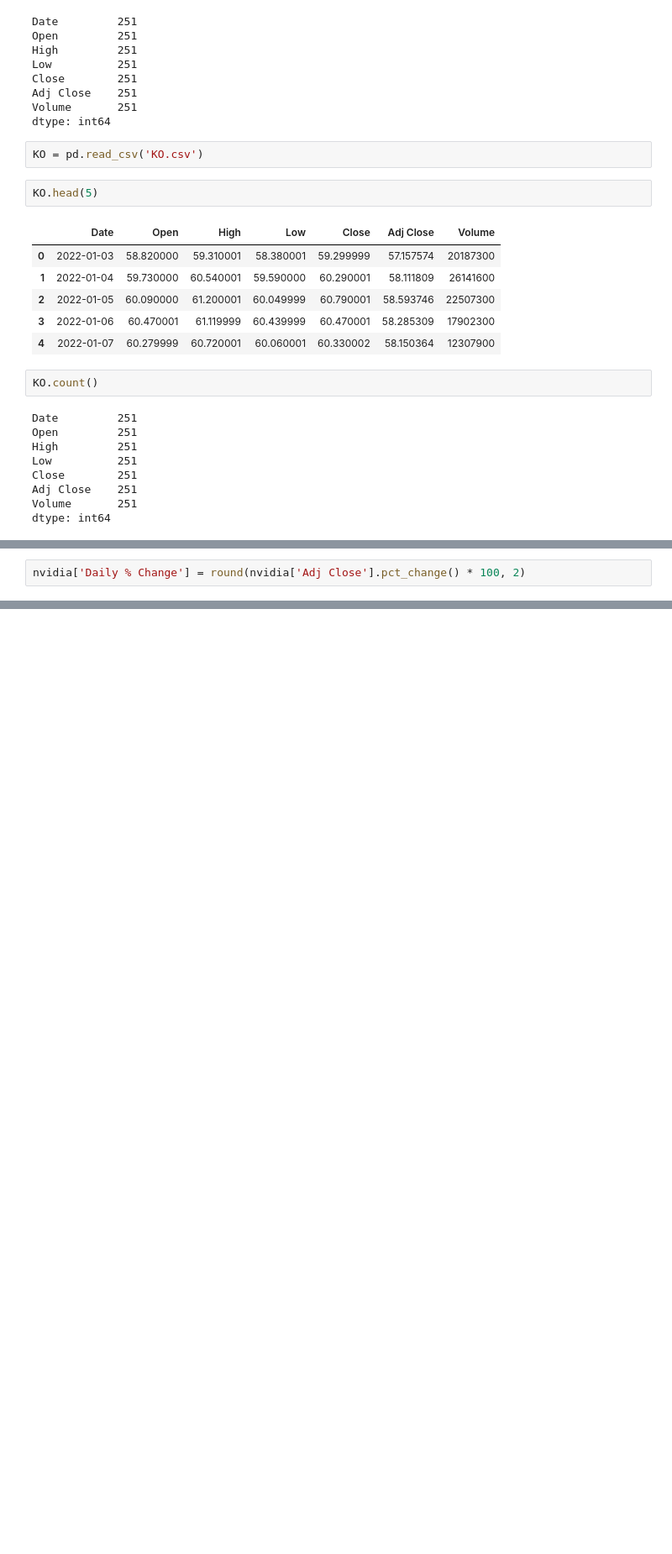
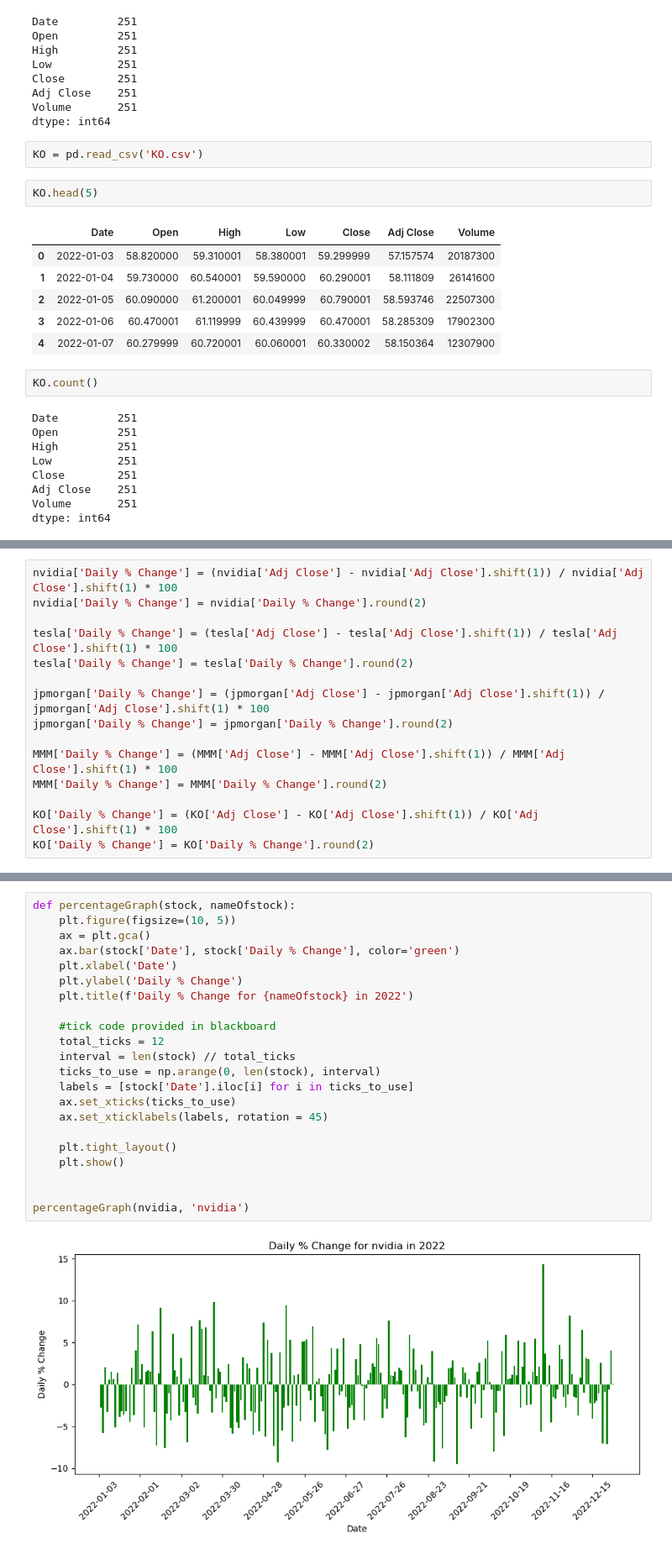
Before and after one commit to LetsGetCoding2/CIS3120, a Jupyter notebook: 3120_Project_Group_5.ipynb, the cells around one changed output, grey strips where cells are left out. Shown at 84% size. Drawn from its saved outputs; the diff is of its cells as text; blank space fills up the shorter version.

```diff
--- a/3120_Project_Group_5.ipynb
+++ b/3120_Project_Group_5.ipynb
@@ -142,2 +130,0 @@ dtype: int64
-# %%
-nvidia['Daily % Change'] = round(nvidia['Adj Close'].pct_change() * 100, 2)
@@ -178,0 +161,15 @@ dtype: int64
+# %%
+nvidia['Daily % Change'] = (nvidia['Adj Close'] - nvidia['Adj Close'].shift(1)) / nvidia['Adj Close'].shift(1) * 100
+nvidia['Daily % Change'] = nvidia['Daily % Change'].round(2)
+
+tesla['Daily % Change'] = (tesla['Adj Close'] - tesla['Adj Close'].shift(1)) / tesla['Adj Close'].shift(1) * 100
+tesla['Daily % Change'] = tesla['Daily % Change'].round(2)
+
+jpmorgan['Daily % Change'] = (jpmorgan['Adj Close'] - jpmorgan['Adj Close'].shift(1)) / jpmorgan['Adj Close'].shift(1) * 100
+jpmorgan['Daily % Change'] = jpmorgan['Daily % Change'].round(2)
+
+MMM['Daily % Change'] = (MMM['Adj Close'] - MMM['Adj Close'].shift(1)) / MMM['Adj Close'].shift(1) * 100
+MMM['Daily % Change'] = MMM['Daily % Change'].round(2)
+
+KO['Daily % Change'] = (KO['Adj Close'] - KO['Adj Close'].shift(1)) / KO['Adj Close'].shift(1) * 100
+KO['Daily % Change'] = KO['Daily % Change'].round(2)
@@ -178,0 +349,24 @@ dtype: int64
+# %%
+def percentageGraph(stock, nameOfstock):
+    plt.figure(figsize=(10, 5))
+    ax = plt.gca()
+    ax.bar(stock['Date'], stock['Daily % Change'], color='green')
+    plt.xlabel('Date')
+    plt.ylabel('Daily % Change')
+    plt.title(f'Daily % Change for {nameOfstock} in 2022')
+
+    #tick code provided in blackboard
+    total_ticks = 12
+    interval = len(stock) // total_ticks
+    ticks_to_use = np.arange(0, len(stock), interval)
+    labels = [stock['Date'].iloc[i] for i in ticks_to_use]
+    ax.set_xticks(ticks_to_use)
+    ax.set_xticklabels(labels, rotation = 45)
+
+    plt.tight_layout()
+    plt.show()
+
+
+percentageGraph(nvidia, 'nvidia')
+# %% [output]
+[figure, added]
```
Also changed, not shown: parts of 64 cells of this notebook.
